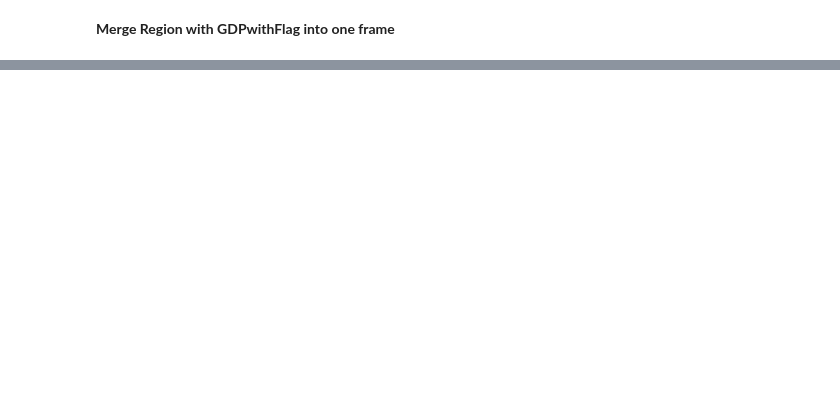
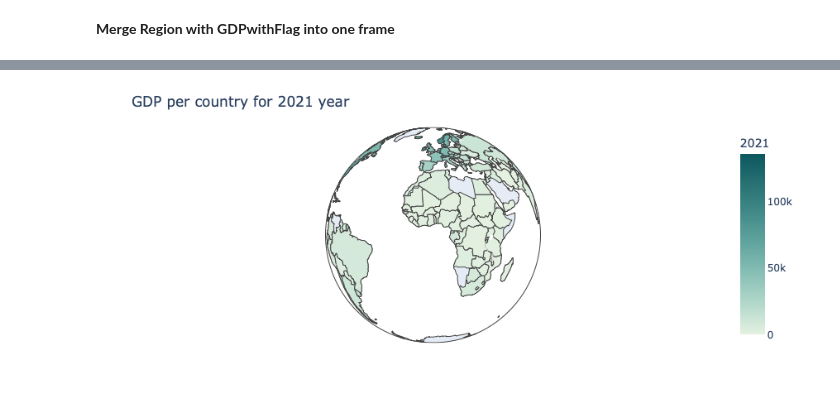
Before and after one commit to NorthBrainsAnalytics/GDP-per-capita, a Jupyter notebook: GDP per capita.ipynb, the cells around one changed output, grey strips where cells are left out. Saved outputs shown, nothing was run; the diff lists cells and outputs as text; code cells hidden in the pictures; blank space fills up the shorter version.

Commit message:
Commit 5
Add new interactive choropleth with GDP for 2021 year

```diff
--- a/GDP per capita.ipynb
+++ b/GDP per capita.ipynb
@@ -438,0 +445,11 @@ fig
+# %%
+fig = px.choropleth(MainFrame, color='2021',
+                        locations='Country Code',
+                        color_continuous_scale='mint',
+                 projection='orthographic', title='GDP per country for 2021 year')
+
+fig.update_layout(margin=dict(l=60, r=60, t=50, b=50))
+
+fig.show()
+# %% [output]
+[figure, added]
```
Also changed, not shown: parts of 8 cells of this notebook, 1 other file.
